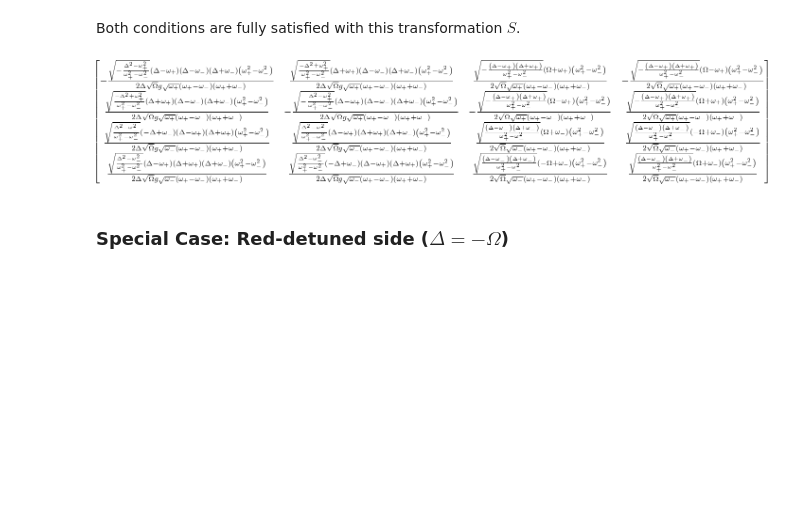
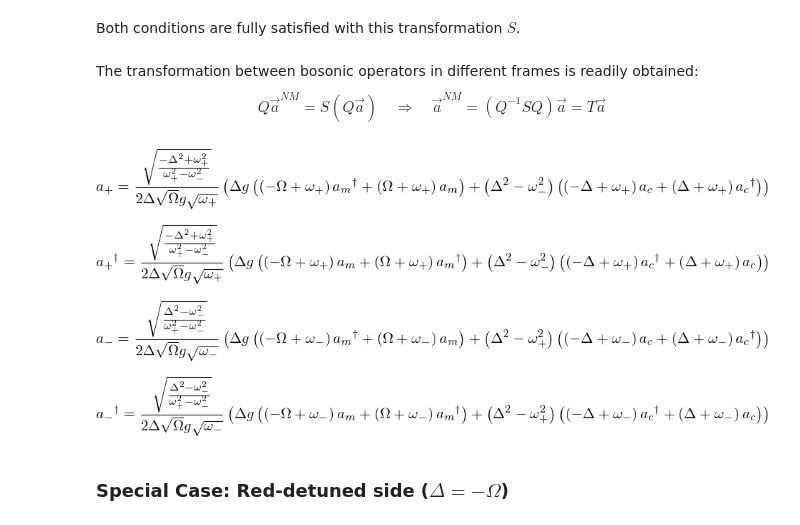
Before and after one commit to eunjongkim/reproduced-papers, a Jupyter notebook: Reproduce-Nature-460-724-2009-Groblacher.ipynb, the cells around one changed output. Cells and saved outputs as stored; diff of their text form; code cells hidden in the pictures; blank space fills up the shorter version.

```diff
--- a/Reproduce-Nature-460-724-2009-Groblacher.ipynb
+++ b/Reproduce-Nature-460-724-2009-Groblacher.ipynb
@@ -52,11 +52,11 @@ where $\vec{A} \equiv [a_c,\ a^\dagger_c,\ a_m,\ a^\dagger_m]^T$, and $Q$ is the
 # %%
 R = Matrix([Xc, Pc, Xm, Pm])
-A = Matrix([ac, Dagger(ac), am, Dagger(am)])
+a = Matrix([ac, Dagger(ac), am, Dagger(am)])
 Q = Matrix([[1, 1, 0, 0],
             [-I, I, 0, 0],
             [0, 0, 1, 1],
             [0, 0, -I, I]])/sqrt(2)
-Eq(R, MatMul(Q, A))
+Eq(R, MatMul(Q, a))
 # %% [output]
 [figure]
 # %% [markdown]
@@ -89,8 +89,8 @@ P_p, P_m = Operator('P_+'), Operator('P_-')  # Momentum Quadratures
 a_p, a_m = BosonOp('a_+'), BosonOp('a_-')    # Boson Operators
 # %%
 Rnm = Matrix([X_p, P_p, X_m, P_m])
-Anm = Matrix([a_p, Dagger(a_p), a_m, Dagger(a_m)])
-Eq(Rnm, MatMul(Q, Anm))
+anm = Matrix([a_p, Dagger(a_p), a_m, Dagger(a_m)])
+Eq(Rnm, MatMul(Q, anm))
 # %% [output]
 [figure]
 # %% [markdown]
@@ -275,11 +275,37 @@ SJST_
 [figure]
 # %% [markdown]
 Both conditions are fully satisfied with this transformation $S$.
+# %% [markdown]
+The transformation between bosonic operators in different frames is readily obtained:
+$$
+Q\vec{a}^{NM} = S \left(Q\vec{a}\right) \quad \Rightarrow \quad \vec{a}^{NM} = (Q^{-1} S Q) \vec{a} = T\vec{a}
+$$
 # %%
 T = simplify((Q.inv() * S_ * Q))
-T
-# %% [output]
-[figure, removed]
+# %%
+lhs = anm[0]
+rhs = simplify((T * a)[0])
+Eq(lhs, rhs)
+# %% [output]
+[figure, added]
+# %%
+lhs = anm[1]
+rhs = simplify((T * a)[1])
+Eq(lhs, rhs)
+# %% [output]
+[figure, added]
+# %%
+lhs = anm[2]
+rhs = simplify((T * a)[2])
+Eq(lhs, rhs)
+# %% [output]
+[figure, added]
+# %%
+lhs = anm[3]
+rhs = simplify((T * a)[3])
+Eq(lhs, rhs)
+# %% [output]
+[figure, added]
 # %% [markdown]
 ### Special Case: Red-detuned side ($\Delta = -\Omega$)
 # %% [markdown]
```
Also changed, not shown: parts of 2 cells of this notebook.
